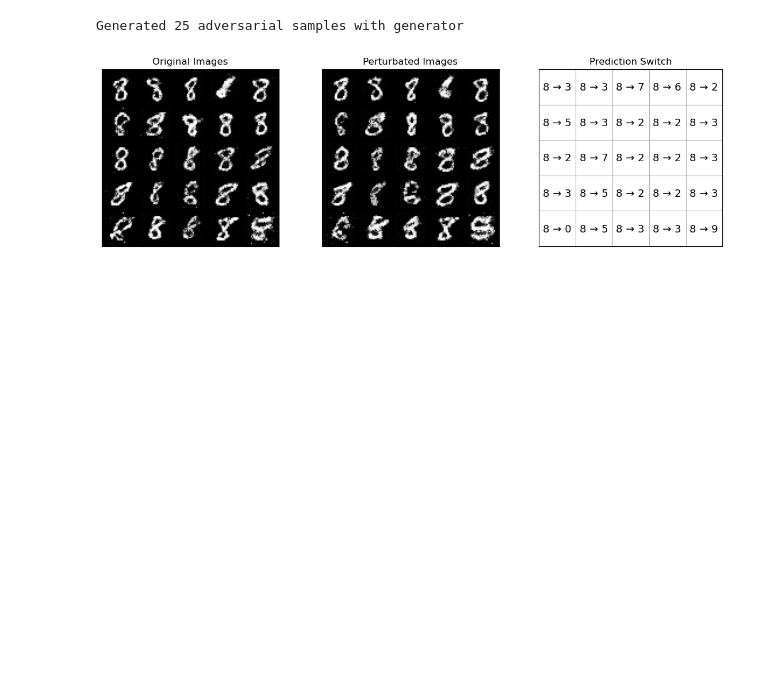
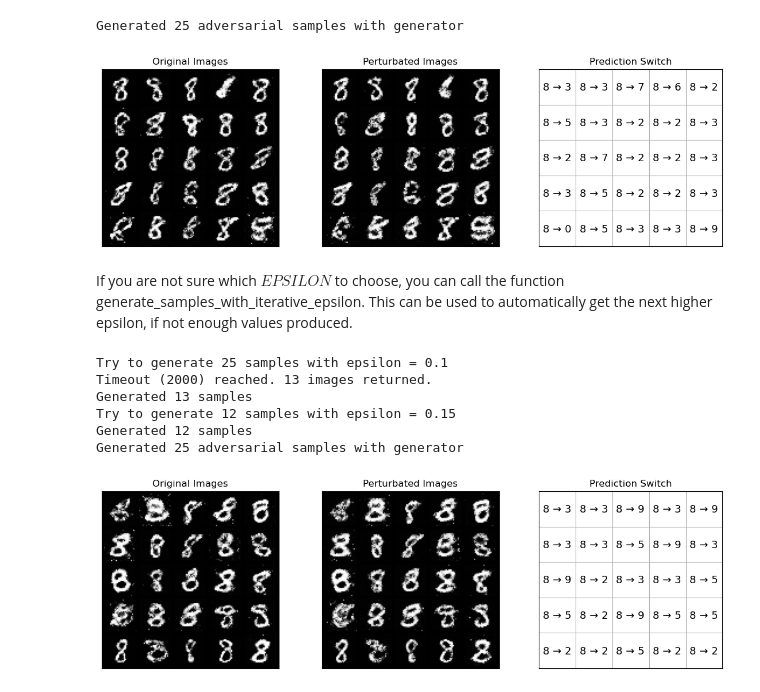
Before and after one commit to BaumSebastian/ALVA, a Jupyter notebook: examples/pipeline_example.ipynb, the cells around one changed output. Drawn from its saved outputs; the diff is of its cells as text; code cells hidden in the pictures; blank space fills up the shorter version.

Commit message:
Added the iterative epsilon method to the example code

```diff
--- a/examples/pipeline_example.ipynb
+++ b/examples/pipeline_example.ipynb
@@ -71,3 +73,26 @@ if len(z) >= 25:
 # %% [output]
 Generated 25 adversarial samples with generator
 [figure]
+# %% [markdown]
+If you are not sure which $EPSILON$ to choose, you can call the function generate_samples_with_iterative_epsilon. This can be used to automatically get the next higher epsilon, if not enough values produced.
+# %%
+# generate samples will return the noise (z), label (y) with the perturbated version with per_z and per_y
+generator.set_label(TARGET)
+# No epsilon provided. If you want to enforce specific epsilon provide them as list like epsilons = [0.1, 0.2, 0.3]. If you want to know which epsilon was chosen for generation, provide the argument "return_epsilons" = true.
+z, y, per_z, per_y = generate_samples_with_iterative_epsilons(classifier, generator, DEVICE, TARGET, N_GENERATED_SAMPLES, N_TIMEOUT)
+
+# To get the image of the number generate the images with the generator,
+x, per_x = generator(z).detach(), generator(per_z).detach()
+
+# Display the result
+print(f"Generated {len(z)} adversarial samples with generator")
+if len(z) >= 25:
+    plot_prediction_switch(per_x, x, y, per_y)
+# %% [output]
+Try to generate 25 samples with epsilon = 0.1
+Timeout (2000) reached. 13 images returned.
+Generated 13 samples
+Try to generate 12 samples with epsilon = 0.15
+Generated 12 samples
+Generated 25 adversarial samples with generator
+[figure, added]
```
Also changed, not shown: parts of 2 cells of this notebook, 1 other file.
